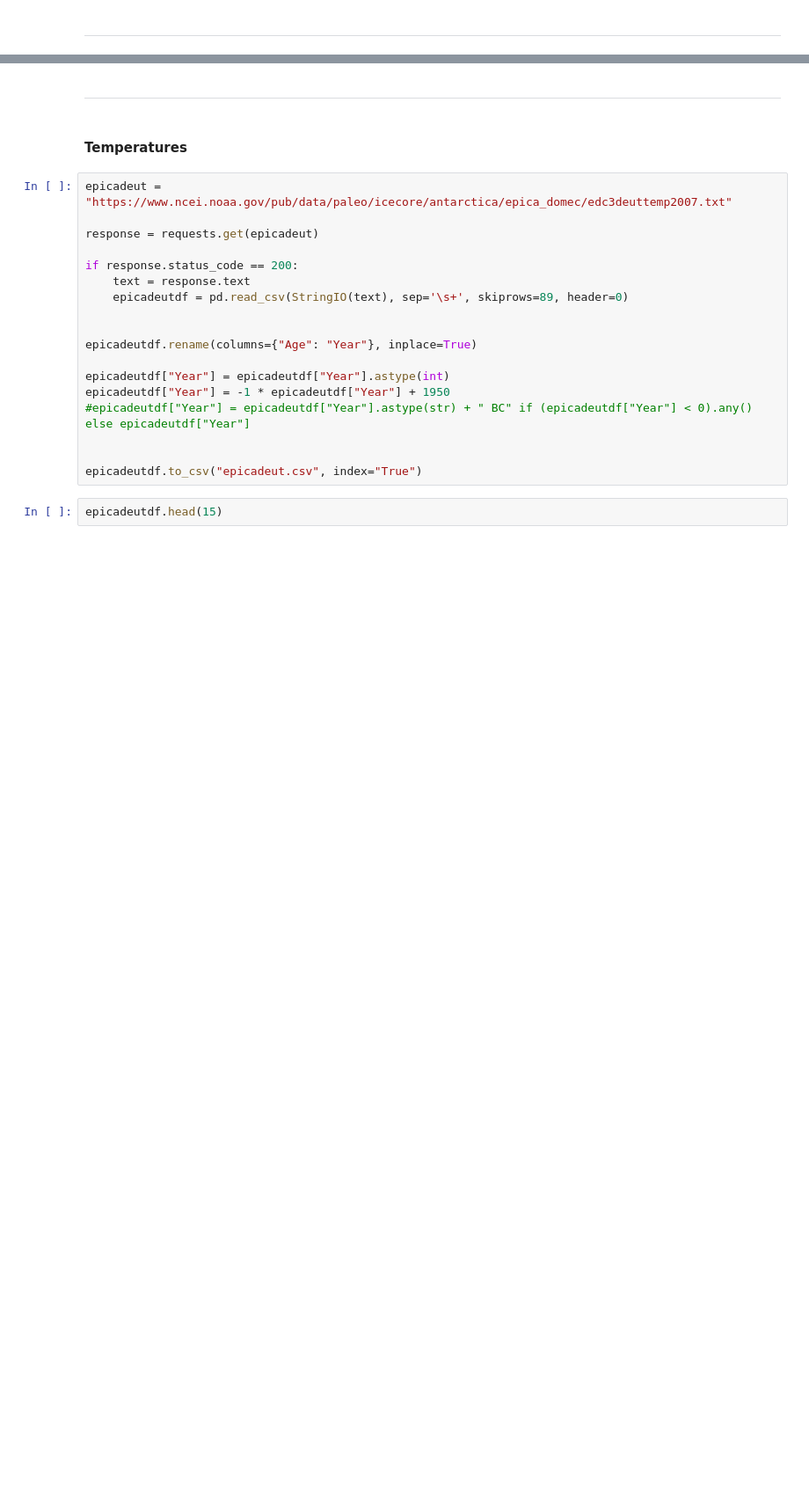
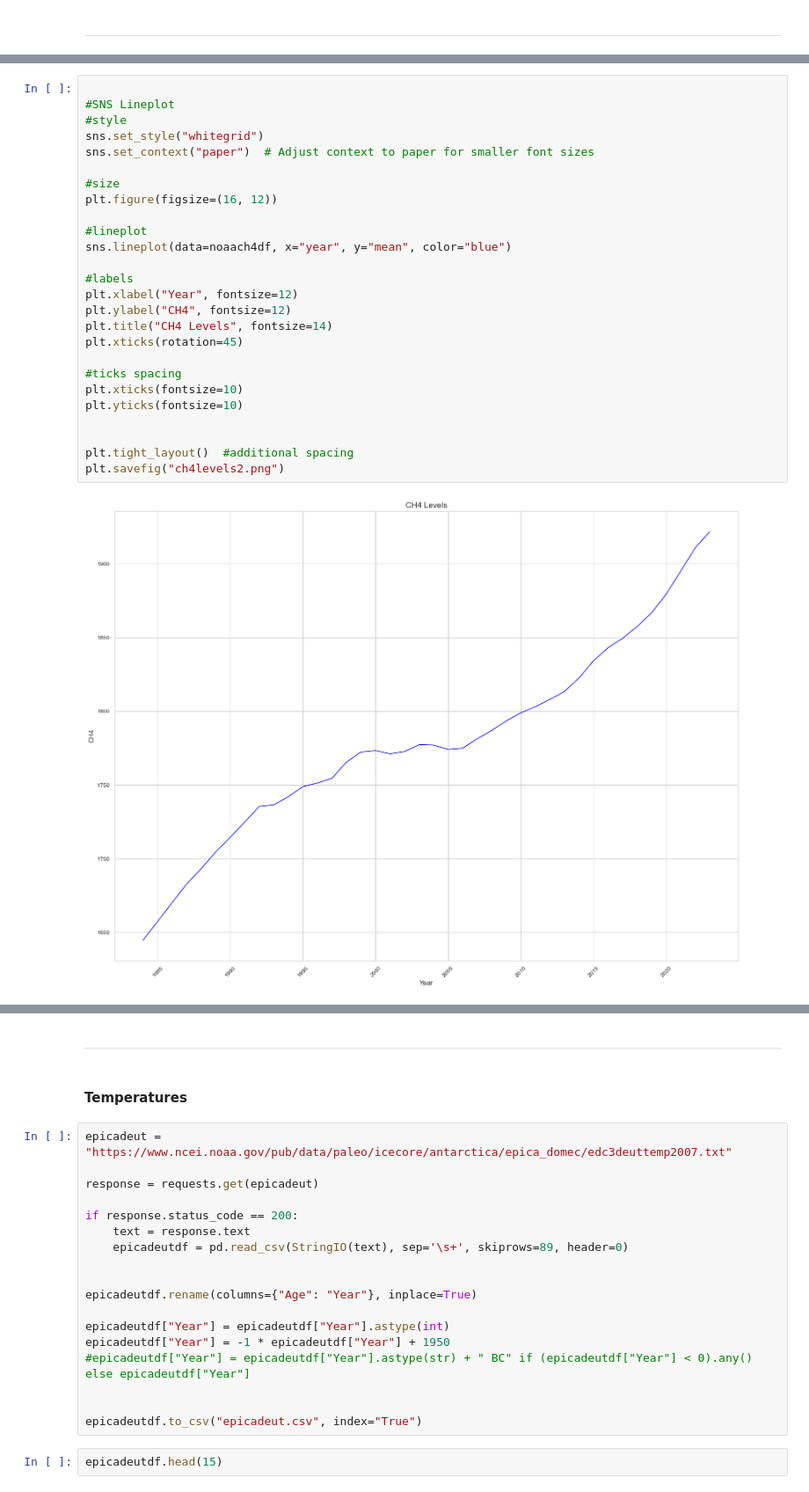
Before and after one commit to rebhanqui/programming-data-project-2, a Jupyter notebook: c02-v-temperature.ipynb, the cells around one changed output, grey strips where cells are left out. Shown at 88% size. Cells and saved outputs as stored; diff of their text form; blank space fills up the shorter version.

```diff
--- a/c02-v-temperature.ipynb
+++ b/c02-v-temperature.ipynb
@@ -287,0 +255,28 @@ noaach4df.describe()
+# %%
+
+#SNS Lineplot
+#style
+sns.set_style("whitegrid")
+sns.set_context("paper")  # Adjust context to paper for smaller font sizes
+
+#size
+plt.figure(figsize=(16, 12))
+
+#lineplot
+sns.lineplot(data=noaach4df, x="year", y="mean", color="blue")
+
+#labels
+plt.xlabel("Year", fontsize=12)
+plt.ylabel("CH4", fontsize=12)
+plt.title("CH4 Levels", fontsize=14)
+plt.xticks(rotation=45)
+
+#ticks spacing
+plt.xticks(fontsize=10)
+plt.yticks(fontsize=10)
+
+
+plt.tight_layout()  #additional spacing
+plt.savefig("ch4levels2.png")
+# %% [output]
+[figure, added]
```
Also changed, not shown: parts of 14 cells of this notebook, 7 other files.
